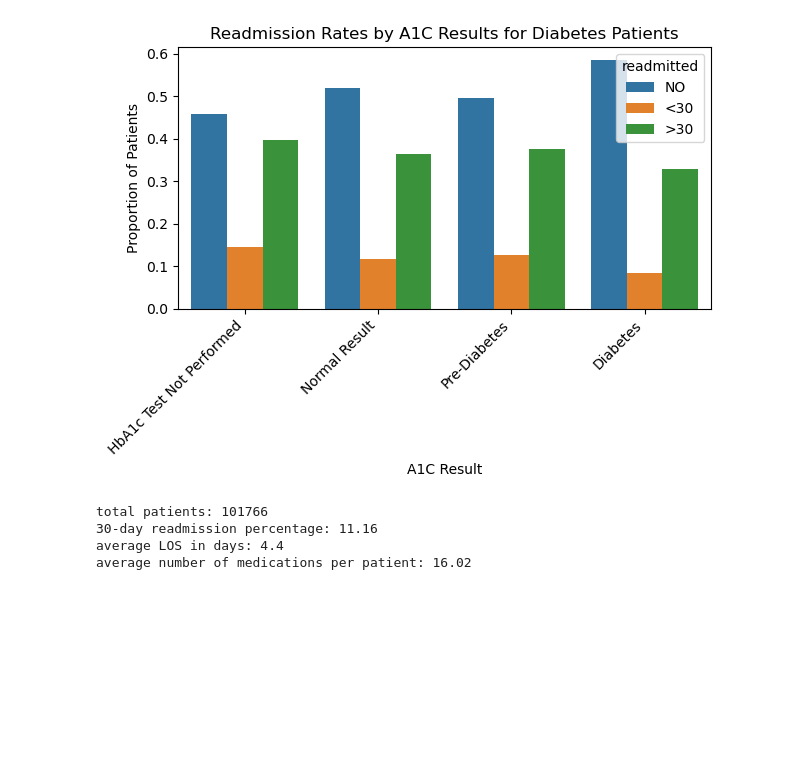
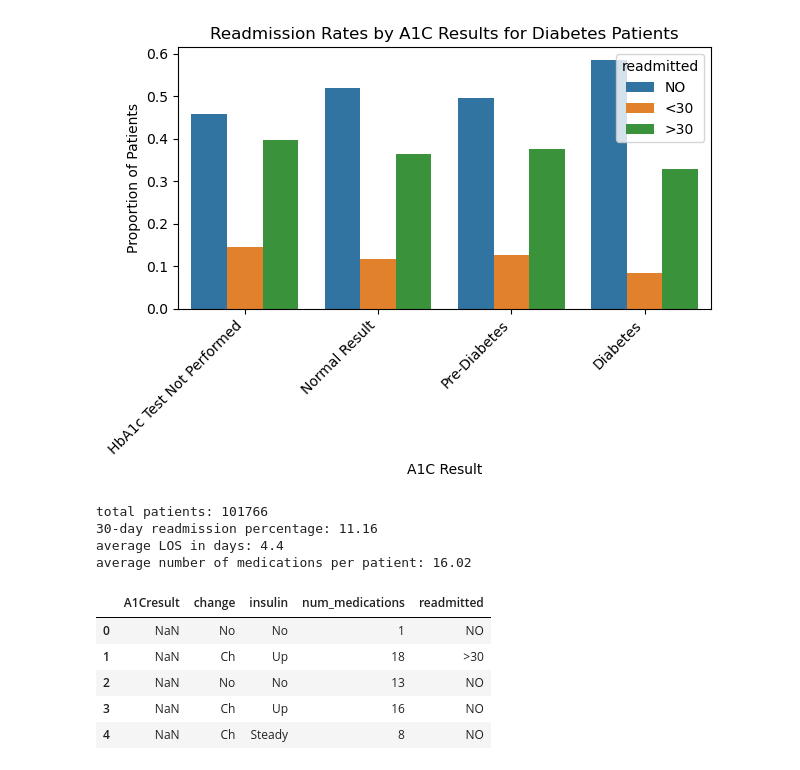
Before and after one commit to tonyinarula/Kaggle-Diabetes, a Jupyter notebook: analysis.ipynb, the cells around one changed output. Cells and saved outputs as stored; diff of their text form; code cells hidden in the pictures; blank space fills up the shorter version.

Commit message:
Create diabetes clinical data csv for Tableau

```diff
--- a/analysis.ipynb
+++ b/analysis.ipynb
@@ -540,3 +528,12 @@ average number of medications per patient: 16.02
 # %%
 # export cleaned dataset for Tableau dashboard
 df.to_csv('data/diabetes_cleaned.csv', index = False)
+# %%
+df[['A1Cresult', 'change', 'insulin', 'num_medications', 'readmitted']].head()
+# %% [output]
+|  | A1Cresult | change | insulin | num_medications | readmitted |
+| 0 | NaN | No | No | 1 | NO |
+| 1 | NaN | Ch | Up | 18 | >30 |
+| 2 | NaN | No | No | 13 | NO |
+| 3 | NaN | Ch | Up | 16 | NO |
+| 4 | NaN | Ch | Steady | 8 | NO |
```
Also changed, not shown: parts of 3 cells of this notebook.
